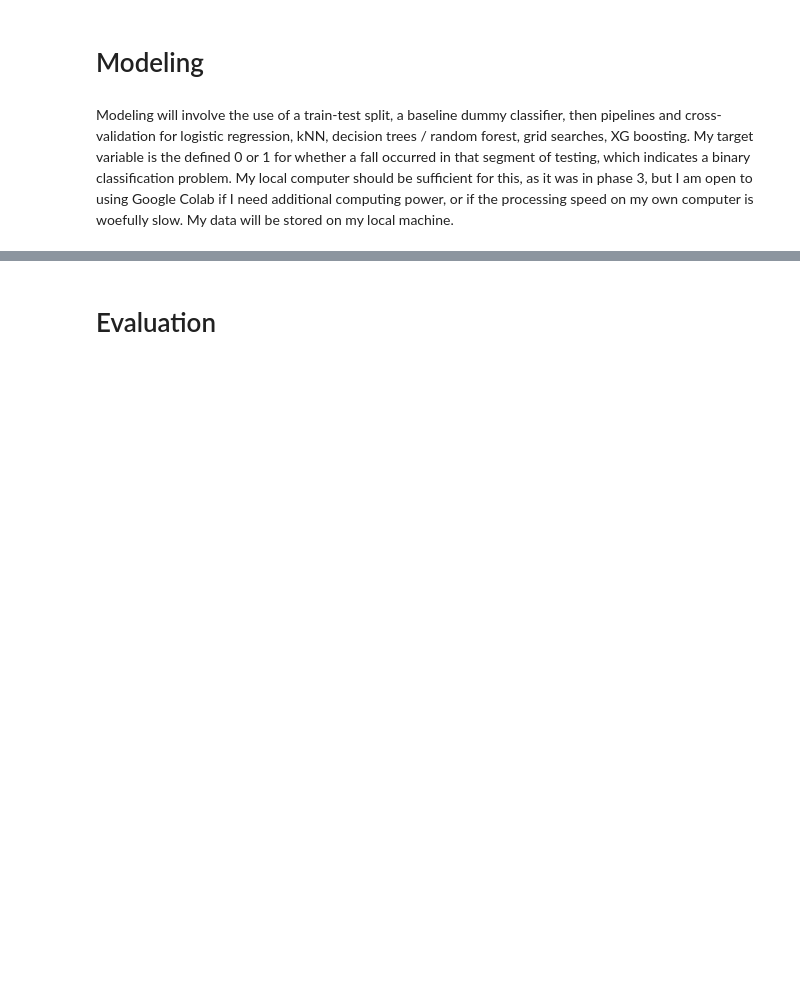
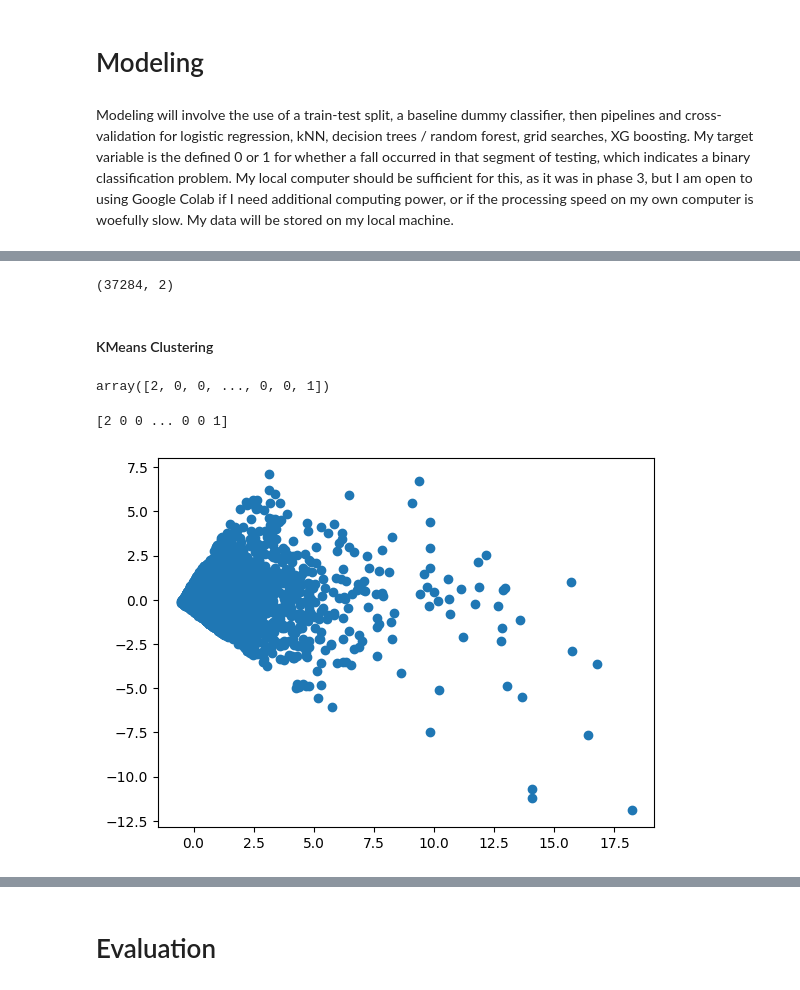
Before and after one commit to mccafj/Fall_Detection_Model, a Jupyter notebook: scratch_notebook.ipynb, the cells around one changed output, grey strips where cells are left out. Drawn from its saved outputs; the diff is of its cells as text; code cells hidden in the pictures; blank space fills up the shorter version.

```diff
--- a/scratch_notebook.ipynb
+++ b/scratch_notebook.ipynb
@@ -300,0 +702,26 @@ Modeling will involve the use of a train-test split, a baseline dummy classifier
+# %%
+X_pca = pca.fit_transform(X_scale_df)
+# %%
+X_pca.shape
+# %% [output]
+(37284, 2)
+# %% [markdown]
+#### KMeans Clustering
+# %%
+kmeans = KMeans(n_clusters=3, n_init=10, random_state=24)
+# %% [output]
+array([2, 0, 0, ..., 0, 0, 1])
+# %%
+label = kmeans.fit_predict(X_pca)
+print(label)
+# %% [output]
+[2 0 0 ... 0 0 1]
+# %%
+#filter rows of original data
+filtered_label0 = X_pca[label == 0]
+# %%
+#plotting the results
+plt.scatter(filtered_label0[:,0] , filtered_label0[:,1])
+plt.show()
+# %% [output]
+[figure, added]
```
Also changed, not shown: parts of 135 cells of this notebook.
